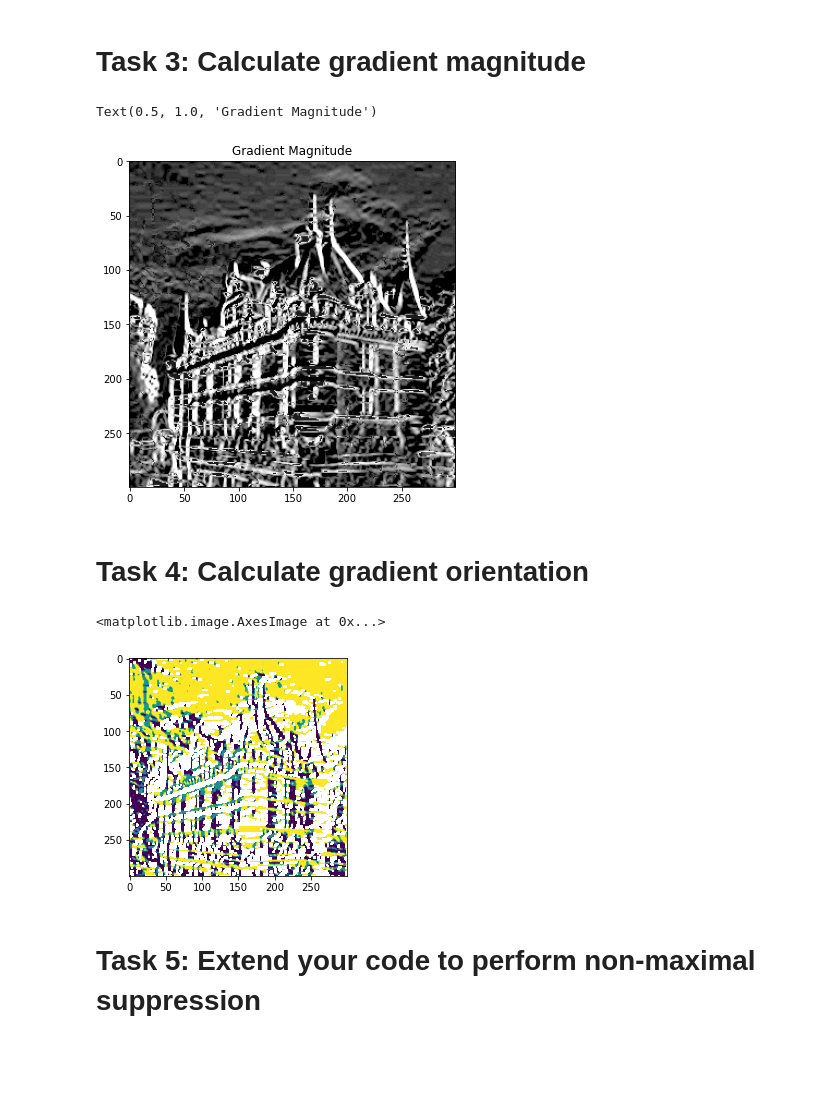
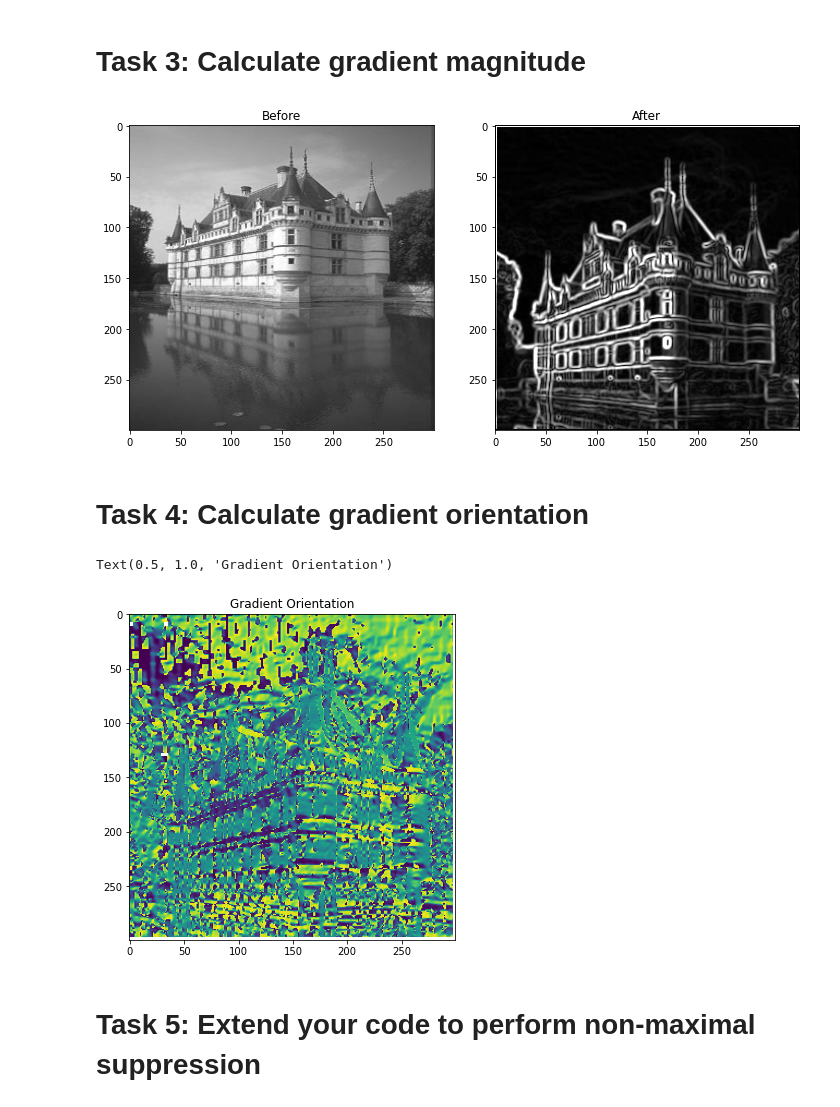
Before and after one commit to Antonio417/Sobel_filter, a Jupyter notebook: Lab 1/Lab 1.ipynb, the cells around one changed output. Drawn from its saved outputs; the diff is of its cells as text; code cells hidden in the pictures; blank space fills up the shorter version.

Commit message:
Sobel Filter from Scratch

```diff
--- a/Lab 1/Lab 1.ipynb
+++ b/Lab 1/Lab 1.ipynb
@@ -84,13 +85,31 @@ plot_two_images(img, img_blurred)
 # %%
 # Load the image
 img2 = cv2.imread('./test05.jpg', cv2.IMREAD_GRAYSCALE)
+
 # Blur the image
 img2_blurred = conv(img=np.array(img2), kernel=B)
+img2_blurred = cv2.copyMakeBorder(img2_blurred,1,1,1,1, cv2.BORDER_CONSTANT, None, value=0)
+
 # Sobel Filter
-sobelX = cv2.Sobel(src=img2_blurred, ddepth=cv2.CV_8U, dx=1, dy=0, ksize=-1) # Sobel Edge Detection on the X axis
-sobelY = cv2.Sobel(src=img2_blurred, ddepth=cv2.CV_8U, dx=0, dy=1, ksize=-1) # Sobel Edge Detection on the Y axis
-plot_two_images(img2_blurred, sobelX)
-plot_two_images(img2_blurred, sobelY)
+sobel_x_kernel = np.array([[-1, 0, 1], [-2, 0, 2], [-1, 0, 1]])
+sobel_x_kernel = sobel_x_kernel.reshape(3,3)
+sobel_y_kernel = [[1, 2, 1], [0, 0, 0], [-1, -2, -1]]
+sobel_y_kernel = np.array(sobel_y_kernel)
+sobel_y_kernel = sobel_y_kernel.reshape(3,3)
+
+sobelX = np.zeros(shape=(300,300))
+sobelY = np.zeros(shape=(300,300))
+
+
+for i in range(300 - 2):
+    for j in range(300 - 2):
+        sobelX[i,j] = np.sum(np.multiply(sobel_x_kernel, img2_blurred[i:i + 3, j:j + 3]))  # x direction
+        sobelY[i,j] = np.sum(np.multiply(sobel_y_kernel, img2_blurred[i:i + 3, j:j + 3]))  # y direction
+
+img2 = cv2.resize(img2, dsize=(300, 300))
+plot_two_images(img2, sobelX)
+plot_two_images(img2, sobelY)
+
 # Demonstrate your understanding by answering the question below:
 # Looking at the filter coefficients, explain how a sobel filter picks out horizontal edges?
 
@@ -104,23 +123,30 @@ plot_two_images(img2_blurred, sobelY)
 # Task 3: Calculate gradient magnitude
 # %%
 # Show results here
-grad_mag = np.sqrt(sobelX^2 + sobelY^2)
-figure(figsize=(12, 6))
-plt.imshow(grad_mag,cmap='gray')
-plt.title("Gradient Magnitude")
+
+grad_mag = np.zeros(shape=(300,300))
+
+for i in range(300 - 2):
+    for j in range(300 - 2):
+        gx = np.sum(np.multiply(sobel_x_kernel, img2_blurred[i:i + 3, j:j + 3]))  # x direction
+        gy = np.sum(np.multiply(sobel_y_kernel, img2_blurred[i:i + 3, j:j + 3]))  # y direction
+        grad_mag[i + 1, j + 1] = np.sqrt(gx ** 2 + gy ** 2)  # calculate the "hypotenuse"
+
+plot_two_images(img2, grad_mag)
+
+
 # Demonstrate your understanding by answering the question below:
 # What differences in gradient magnitude would be observed for a corner, edge and solid region?
 
 # Our model measure the change in intensity horizontally for sobelx and vertically for 'sobely'.
 # The gradient magnitude for an edge, the gradient magnitude or the eigen values for sobelx will be one small
 # eigen value in vertical direction and one large eigen value in horizontal direction while for sobely
 # it's the other way around.
 # For a corner, it will show a large eigen values in any direction since the change in intensity is in both direction
 # Lastly, for a solid region it will show a small eigen value in any direction since there is no change in intensity
 # at any direction
 # %% [output]
-Text(0.5, 1.0, 'Gradient Magnitude')
-[figure, old version]
+[figure, new version]
 # %% [markdown]
 # Task 4: Calculate gradient orientation
 # %%
@@ -128,12 +154,15 @@ Text(0.5, 1.0, 'Gradient Magnitude')
 grad_orient = np.zeros(sobelX.shape)
 grad_orient = sobelY/sobelX
 grad_orient = np.arctan(grad_orient)
-grad_orient = np.round(grad_orient/(np.pi/4))*np.pi/4
+# grad_orient = np.round(grad_orient / 45) * 45;
+# grad_orient = np.round(grad_orient/(np.pi/4))*np.pi/4
 # Demonstrate your understanding by answering the question below:
 # How could the gradient orientation be used to obtain rotational invariance for patch matching?
+figure(figsize=(12, 6))
 plt.imshow(grad_orient)
+plt.title("Gradient Orientation")
 # %% [output]
-<matplotlib.image.AxesImage at 0x...>
+Text(0.5, 1.0, 'Gradient Orientation')
-[figure, old version]
+[figure, new version]
 # %% [markdown]
 # Task 5: Extend your code to perform non-maximal suppression
```
Also changed, not shown: parts of 8 cells of this notebook.
